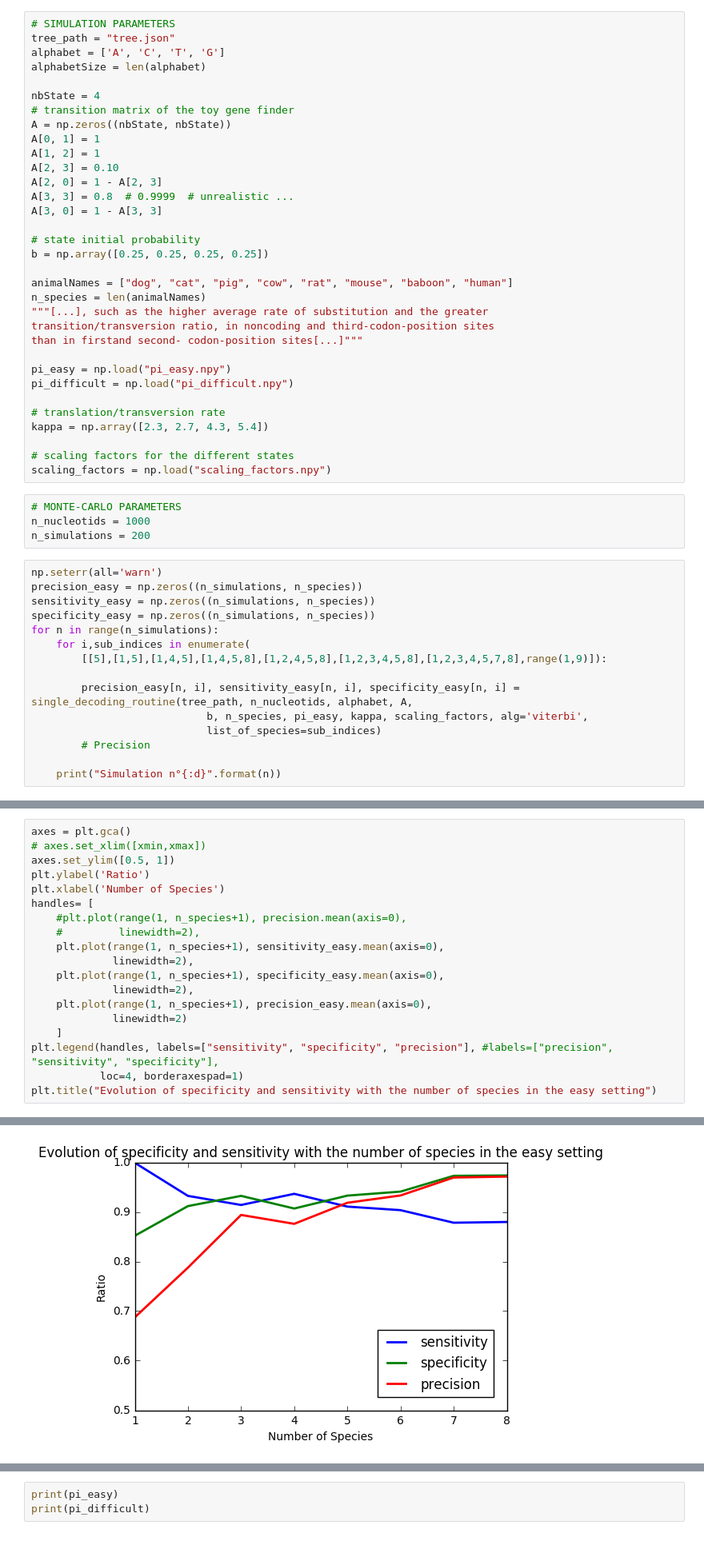
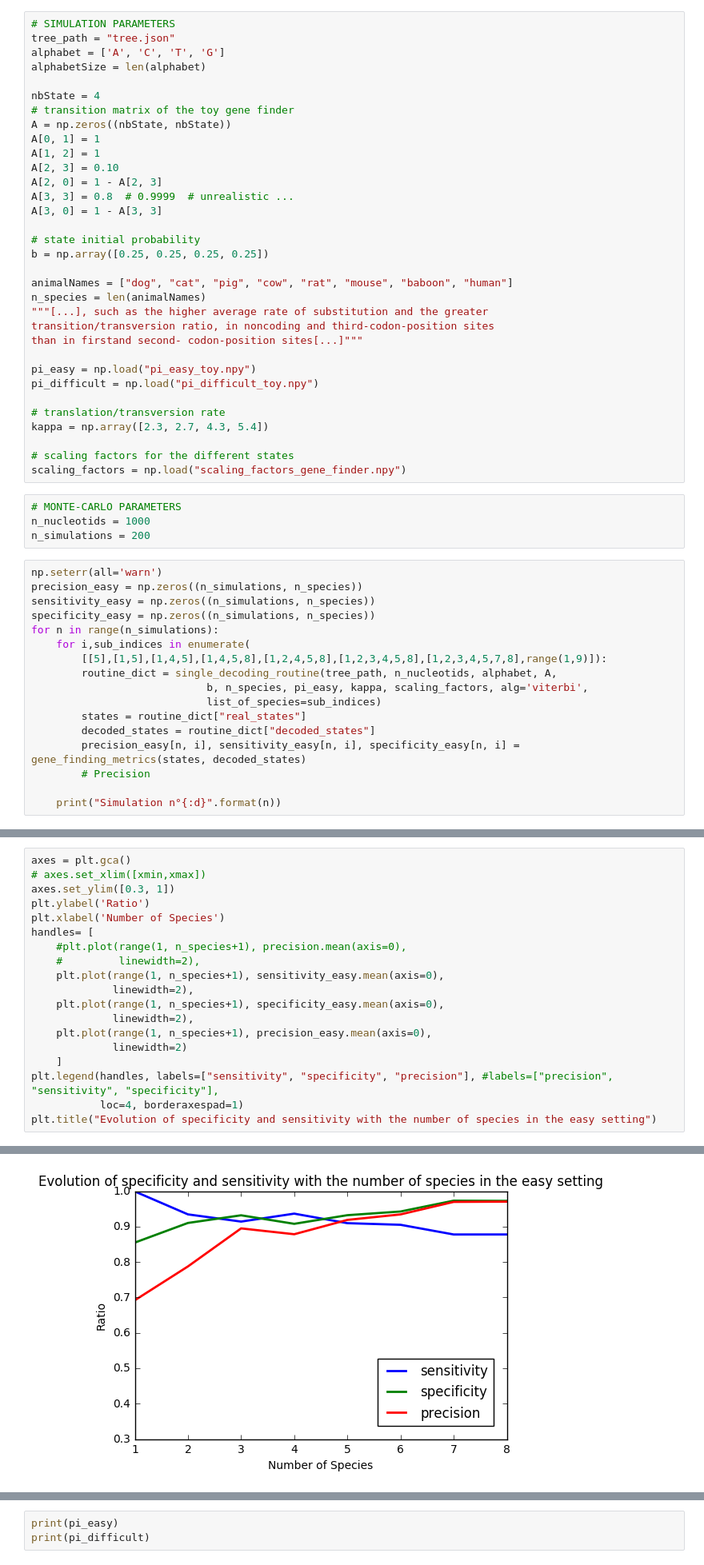
Before and after one commit to zaccharieramzi/phylo-hmm, a Jupyter notebook: pdt_experiments.ipynb, the cells around one changed output, grey strips where cells are left out. Shown at 80% size. Saved outputs shown, nothing was run; the diff lists cells and outputs as text.

```diff
--- a/pdt_experiments.ipynb
+++ b/pdt_experiments.ipynb
@@ -40,14 +40,14 @@ n_species = len(animalNames)
 transition/transversion ratio, in noncoding and third-codon-position sites
 than in firstand second- codon-position sites[...]"""
 
-pi_easy = np.load("pi_easy.npy")
-pi_difficult = np.load("pi_difficult.npy")
+pi_easy = np.load("pi_easy_toy.npy")
+pi_difficult = np.load("pi_difficult_toy.npy")
 
 # translation/transversion rate
 kappa = np.array([2.3, 2.7, 4.3, 5.4])
 
 # scaling factors for the different states
-scaling_factors = np.load("scaling_factors.npy")
+scaling_factors = np.load("scaling_factors_gene_finder.npy")
 # %%
 # MONTE-CARLO PARAMETERS
 n_nucleotids = 1000
@@ -60,10 +60,12 @@ specificity_easy = np.zeros((n_simulations, n_species))
 for n in range(n_simulations):
     for i,sub_indices in enumerate(
         [[5],[1,5],[1,4,5],[1,4,5,8],[1,2,4,5,8],[1,2,3,4,5,8],[1,2,3,4,5,7,8],range(1,9)]):
-
-        precision_easy[n, i], sensitivity_easy[n, i], specificity_easy[n, i] = single_decoding_routine(tree_path, n_nucleotids, alphabet, A,
+        routine_dict = single_decoding_routine(tree_path, n_nucleotids, alphabet, A,
                             b, n_species, pi_easy, kappa, scaling_factors, alg='viterbi',
                             list_of_species=sub_indices)
+        states = routine_dict["real_states"]
+        decoded_states = routine_dict["decoded_states"]
+        precision_easy[n, i], sensitivity_easy[n, i], specificity_easy[n, i] = gene_finding_metrics(states, decoded_states)
         # Precision
 
     print("Simulation n°{:d}".format(n))
@@ -88,25 +90,25 @@ Simulation n°199
 # %%
 axes = plt.gca()
 # axes.set_xlim([xmin,xmax])
-axes.set_ylim([0.5, 1])
+axes.set_ylim([0.3, 1])
 plt.ylabel('Ratio')
 plt.xlabel('Number of Species')
 handles= [
     #plt.plot(range(1, n_species+1), precision.mean(axis=0),
     #         linewidth=2),
     plt.plot(range(1, n_species+1), sensitivity_easy.mean(axis=0),
              linewidth=2),
     plt.plot(range(1, n_species+1), specificity_easy.mean(axis=0),
              linewidth=2),
     plt.plot(range(1, n_species+1), precision_easy.mean(axis=0),
              linewidth=2)
     ]
 plt.legend(handles, labels=["sensitivity", "specificity", "precision"], #labels=["precision", "sensitivity", "specificity"],
            loc=4, borderaxespad=1)
 plt.title("Evolution of specificity and sensitivity with the number of species in the easy setting")
 # %% [output]
 <matplotlib.text.Text at 0x...>
-[figure, old version]
+[figure, new version]
 # %%
 for i in range(n_species):
     plt.plot(np.cumsum(precision_easy[:, i])/ (np.arange(n_simulations)+1), label="{0} species".format(i+1))
```
Also changed, not shown: parts of 2 cells of this notebook, 6 other files.
